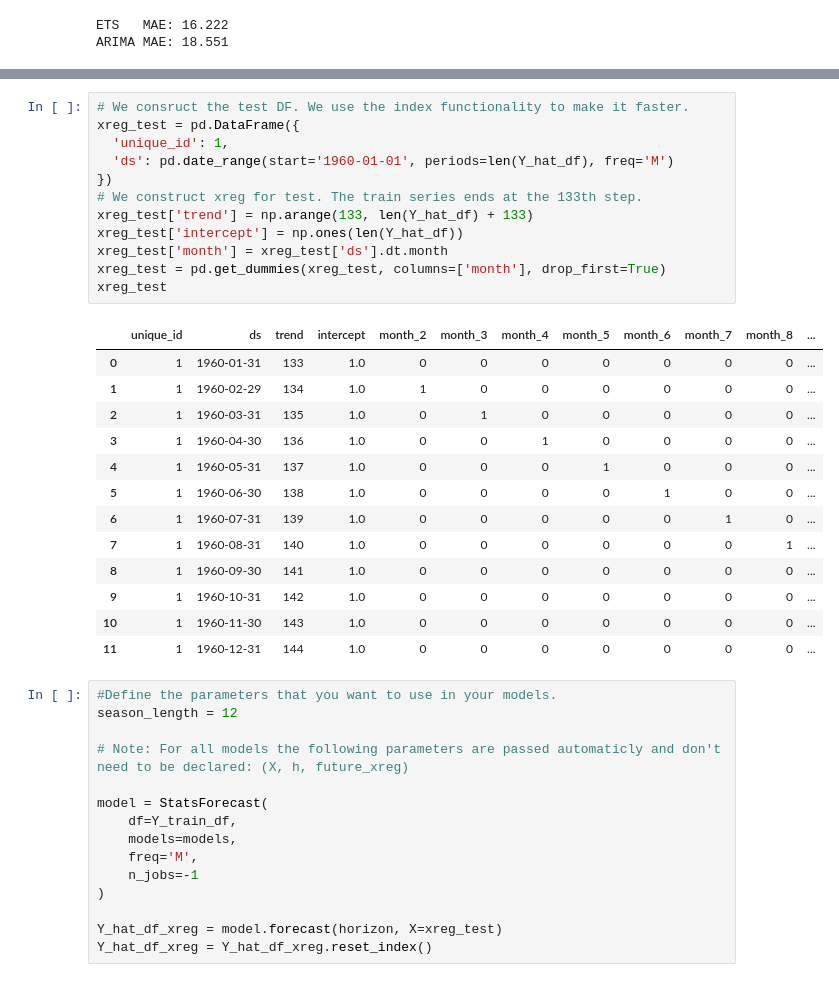
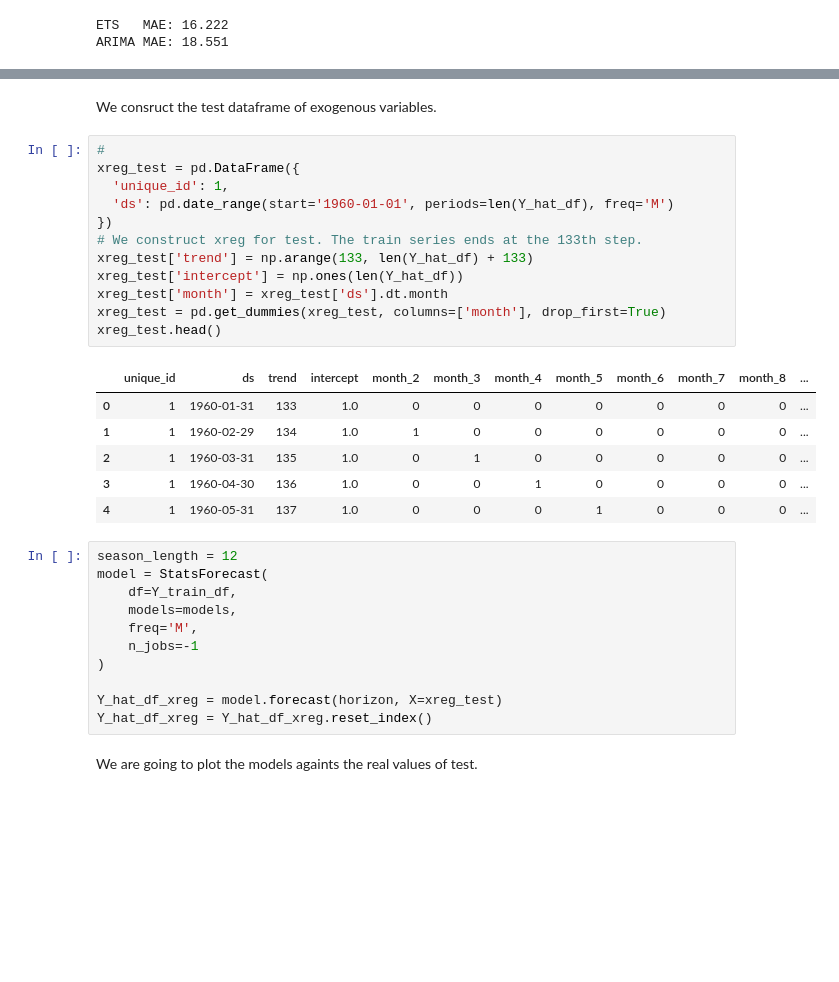
Before and after one commit to Nixtla/statsforecast, a Jupyter notebook: nbs/examples/Getting_Started_with_Auto_Arima_and_ETS.ipynb, the cells around one changed output, grey strips where cells are left out. Saved outputs shown, nothing was run; the diff lists cells and outputs as text; blank space fills up the shorter version.

```diff
--- a/examples/Getting_Started_with_Auto_Arima_and_ETS.ipynb
+++ b/nbs/examples/Getting_Started_with_Auto_Arima_and_ETS.ipynb
@@ -215,35 +172,26 @@ Y_train_df
+# %% [markdown]
+We consruct the test dataframe of exogenous variables.
 # %%
-# We consruct the test DF. We use the index functionality to make it faster.
+#
 xreg_test = pd.DataFrame({
   'unique_id': 1,
   'ds': pd.date_range(start='1960-01-01', periods=len(Y_hat_df), freq='M')
 })
 # We construct xreg for test. The train series ends at the 133th step.
 xreg_test['trend'] = np.arange(133, len(Y_hat_df) + 133)
 xreg_test['intercept'] = np.ones(len(Y_hat_df))
 xreg_test['month'] = xreg_test['ds'].dt.month
 xreg_test = pd.get_dummies(xreg_test, columns=['month'], drop_first=True)
-xreg_test
+xreg_test.head()
 # %% [output]
 |  | unique_id | ds | trend | intercept | month_2 | month_3 | month_4 | month_5 | month_6 | month_7 | month_8 | ... |
 | 0 | 1 | 1960-01-31 | 133 | 1.0 | 0 | 0 | 0 | 0 | 0 | 0 | 0 | ... |
 | 1 | 1 | 1960-02-29 | 134 | 1.0 | 1 | 0 | 0 | 0 | 0 | 0 | 0 | ... |
 | 2 | 1 | 1960-03-31 | 135 | 1.0 | 0 | 1 | 0 | 0 | 0 | 0 | 0 | ... |
 | 3 | 1 | 1960-04-30 | 136 | 1.0 | 0 | 0 | 1 | 0 | 0 | 0 | 0 | ... |
 | 4 | 1 | 1960-05-31 | 137 | 1.0 | 0 | 0 | 0 | 1 | 0 | 0 | 0 | ... |
-| 5 | 1 | 1960-06-30 | 138 | 1.0 | 0 | 0 | 0 | 0 | 1 | 0 | 0 | ... |
-| 6 | 1 | 1960-07-31 | 139 | 1.0 | 0 | 0 | 0 | 0 | 0 | 1 | 0 | ... |
-| 7 | 1 | 1960-08-31 | 140 | 1.0 | 0 | 0 | 0 | 0 | 0 | 0 | 1 | ... |
-| 8 | 1 | 1960-09-30 | 141 | 1.0 | 0 | 0 | 0 | 0 | 0 | 0 | 0 | ... |
-| 9 | 1 | 1960-10-31 | 142 | 1.0 | 0 | 0 | 0 | 0 | 0 | 0 | 0 | ... |
-| 10 | 1 | 1960-11-30 | 143 | 1.0 | 0 | 0 | 0 | 0 | 0 | 0 | 0 | ... |
-| 11 | 1 | 1960-12-31 | 144 | 1.0 | 0 | 0 | 0 | 0 | 0 | 0 | 0 | ... |
 # %%
-#Define the parameters that you want to use in your models.
 season_length = 12
-
-# Note: For all models the following parameters are passed automaticly and don't need to be declared: (X, h, future_xreg)
-
 model = StatsForecast(
     df=Y_train_df,
     models=models,
@@ -253,4 +201,6 @@ model = StatsForecast(
 
 Y_hat_df_xreg = model.forecast(horizon, X=xreg_test)
 Y_hat_df_xreg = Y_hat_df_xreg.reset_index()
+# %% [markdown]
+We are going to plot the models againts the real values of test.
 # %%
```
Also changed, not shown: parts of 34 cells of this notebook, 3 other files.
